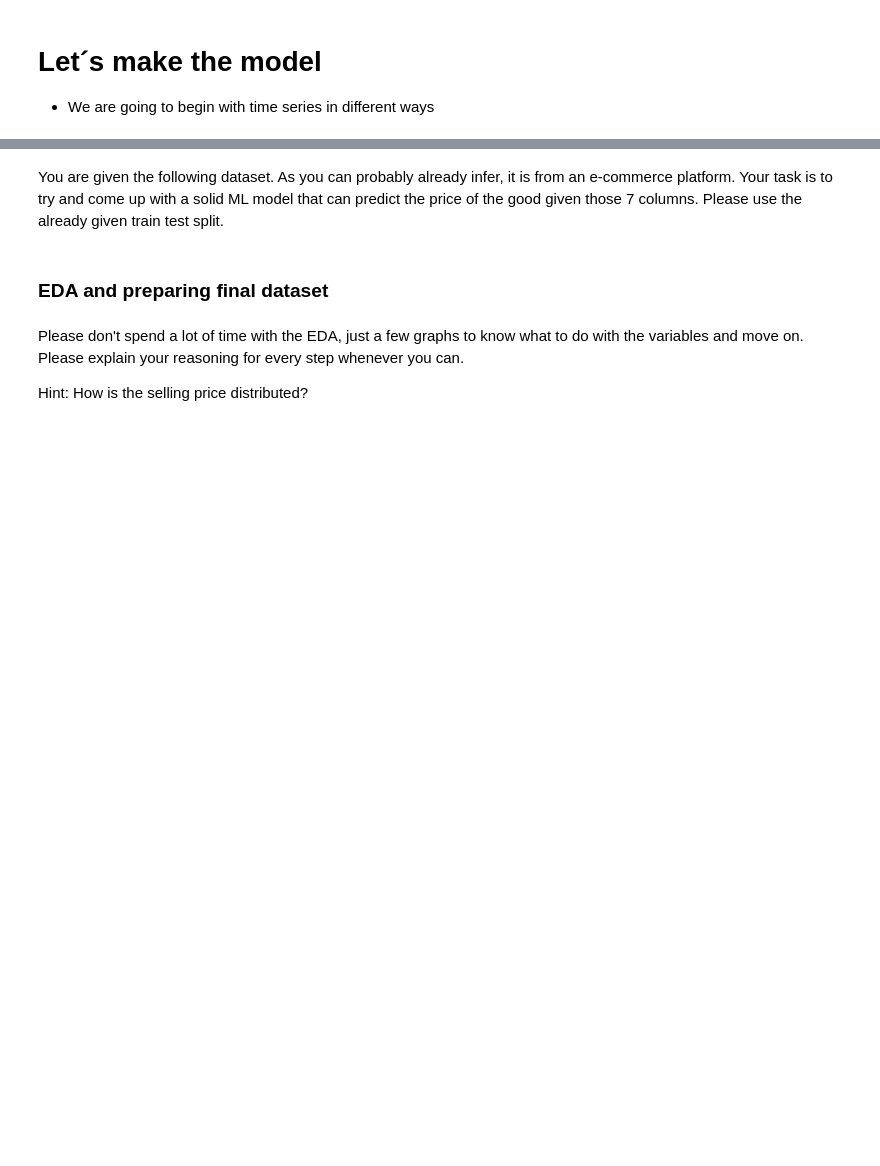
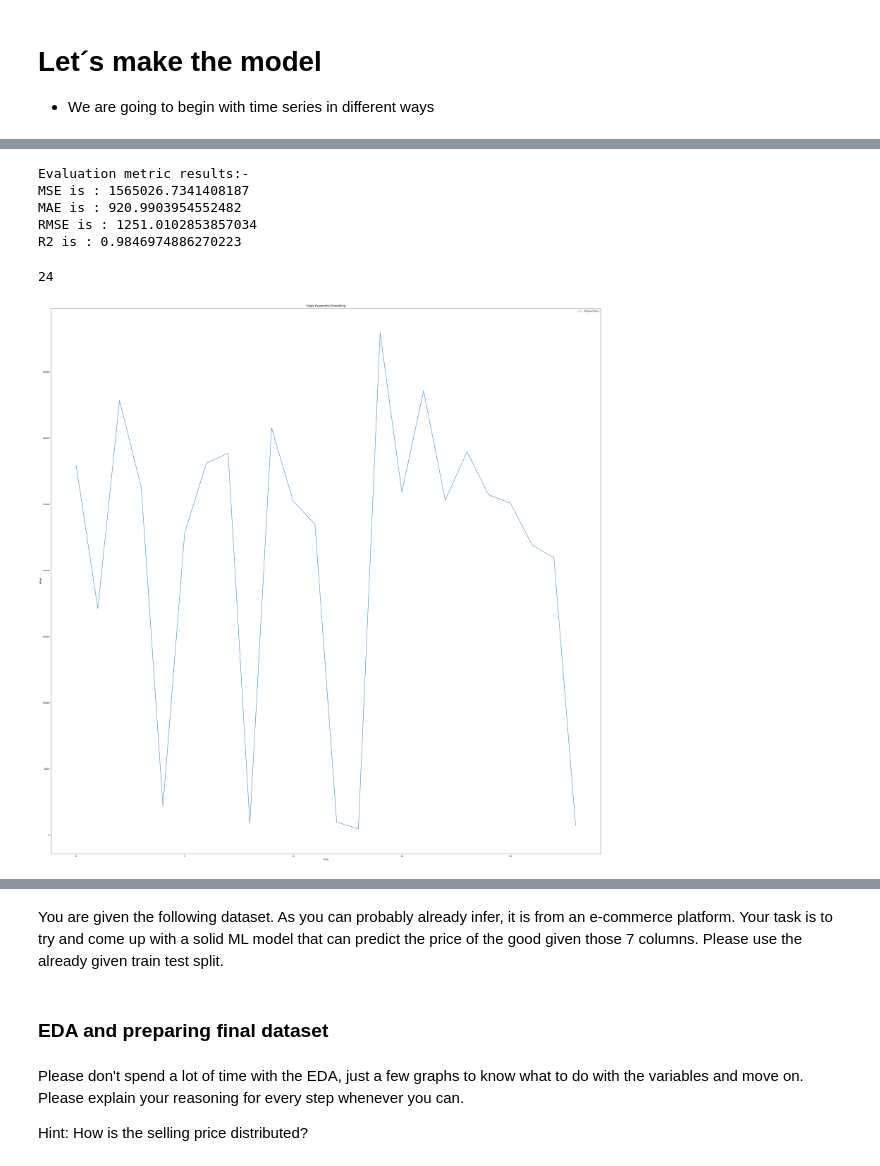
Before and after one commit to AETNA-68/Price_Forecast_Exponential-Smoothing, a Jupyter notebook: Forecasting.ipynb, the cells around one changed output, grey strips where cells are left out. Cells and saved outputs as stored; diff of their text form; code cells hidden in the pictures; blank space fills up the shorter version.

```diff
--- a/Forecasting.ipynb
+++ b/Forecasting.ipynb
@@ -523,0 +382,31 @@ plt.show();
+# %%
+metric_evaluation(combination_2["Selling_Price"],predictions)
+# %% [output]
+Evaluation metric results:-
+MSE is : 1565026.7341408187
+MAE is : 920.9903954552482
+RMSE is : 1251.0102853857034
+R2 is : 0.9846974886270223
+# %%
+tst_2= test[test["Subcategory_1"]=="rings"]
+# %%
+len(tst_2)
+# %% [output]
+24
+# %%
+tst_2= tst_2.sort_values("Date")
+# %%
+tst_2['Date'] = pd.to_datetime(tst_2['Date'],format="%d/%m/%Y")
+tst_2 = tst_2.sort_values(by='Date')
+tst_2= tst_2.set_index("Date")
+tst_2= tst_2.reset_index(drop=True)
+# %%
+# Plot the original data and smoothed data
+plt.plot(tst_2["Selling_Price"], label="Original Data")
+plt.legend()
+plt.xlabel("Time")
+plt.ylabel("Value")
+plt.title("Single Exponential Smoothing")
+plt.show()
+# %% [output]
+[figure, added]
```
Also changed, not shown: parts of 57 cells of this notebook, 1 other file.
